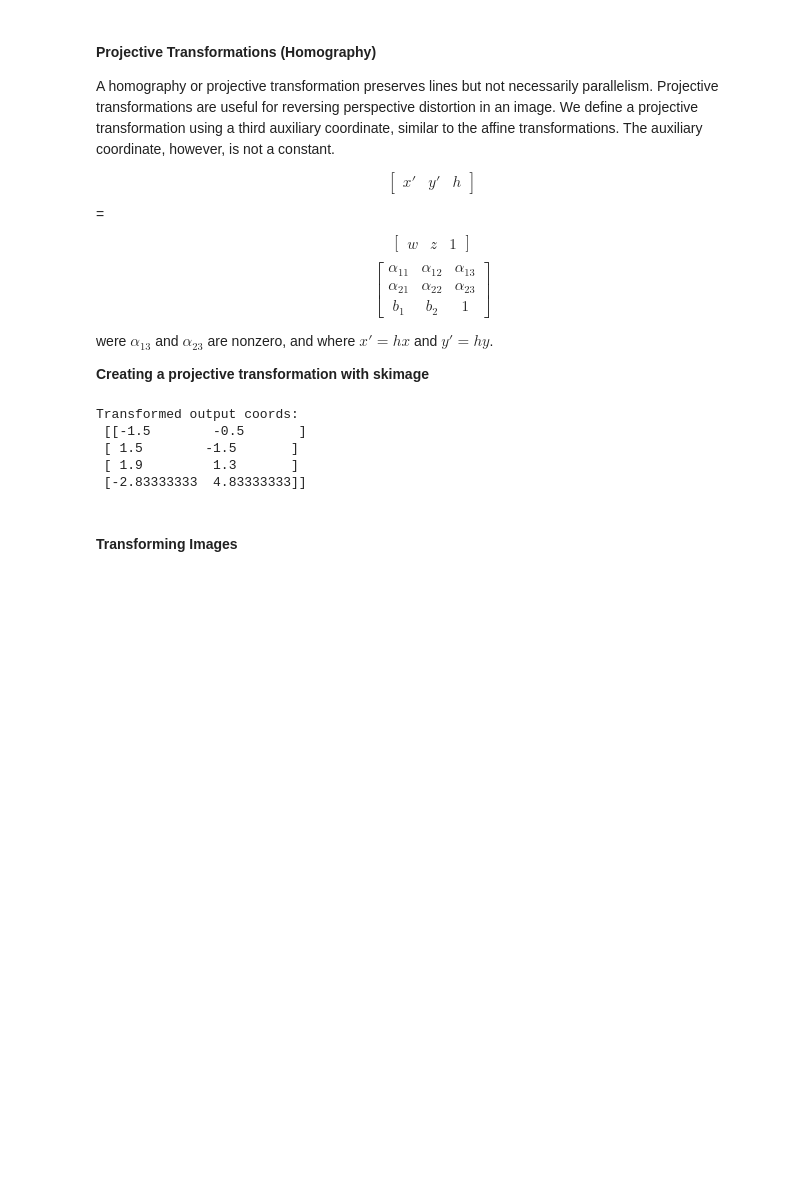
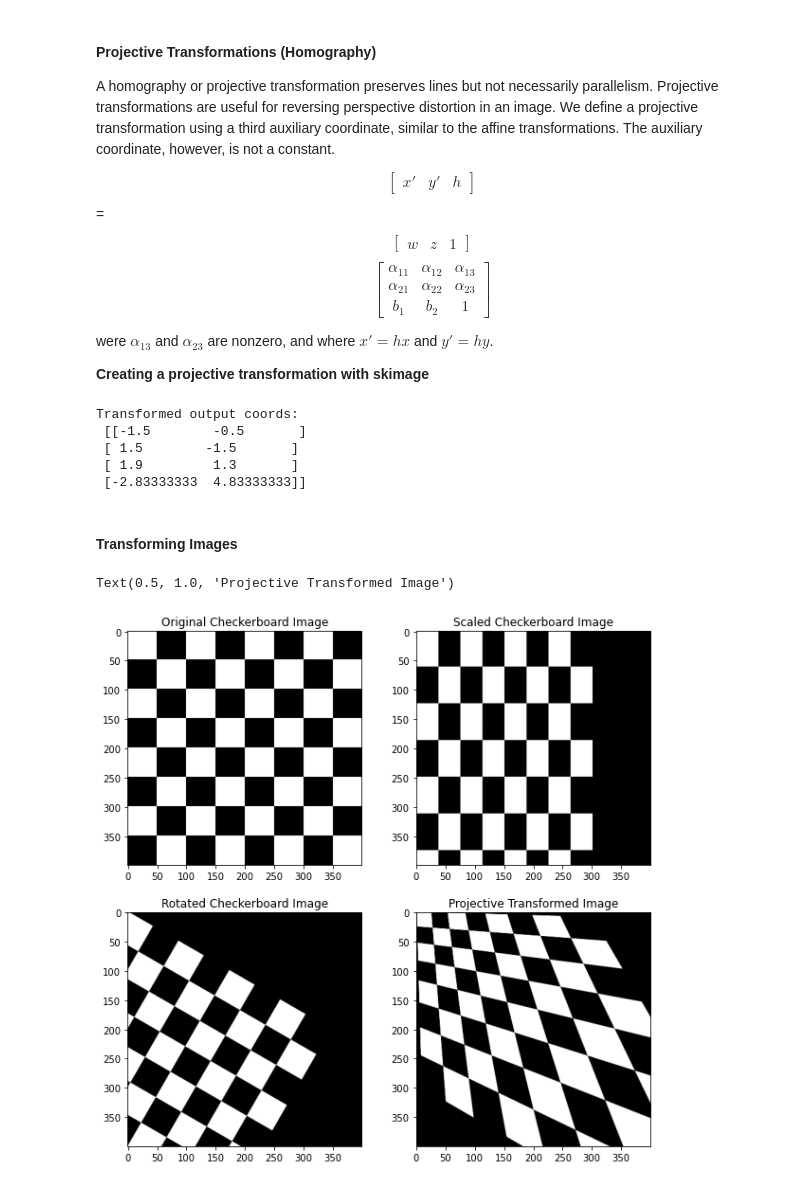
Before and after one commit to ecolon08/Digital-Image-Processing, a Jupyter notebook: Transformations/ec_dip_transformations_01.ipynb, the cells around one changed output. Cells and saved outputs as stored; diff of their text form; code cells hidden in the pictures; blank space fills up the shorter version.

Commit message:
Add example 6.2 image transformations

```diff
--- a/Transformations/ec_dip_transformations_01.ipynb
+++ b/Transformations/ec_dip_transformations_01.ipynb
@@ -365,3 +365,46 @@ Transformed output coords:
  [-2.83333333  4.83333333]]
 # %% [markdown]
 #### Transforming Images
+# %%
+# create checkerboard image
+#img_chkrbd = io.imread('./images/checkerboard.tif')
+chk_pttn = np.vstack((np.hstack((np.ones((50,50)), np.zeros((50,50)))), np.hstack((np.zeros((50,50)), np.ones((50,50))))))
+img_chkrbd = np.tile(chk_pttn, (4, 4))
+
+# generate a scaling affine transformation and warp the checkerboard image
+xfm_scl_aff = transform.AffineTransform(scale=[0.75, 1.25])
+
+img_chkrbd_scld = transform.warp(img_chkrbd, xfm_scl_aff.inverse)
+
+# display images
+fig_chk, ax_chk = plt.subplots(2, 2, figsize=(10,10))
+ax_chk = ax_chk.ravel()
+
+ax_chk[0].imshow(img_chkrbd, cmap='gray')
+ax_chk[0].set_title("Original Checkerboard Image")
+
+ax_chk[1].imshow(img_chkrbd_scld, cmap='gray')
+ax_chk[1].set_title("Scaled Checkerboard Image")
+
+# define affine matrix for rotation
+xfm_rot_aff = transform.AffineTransform(rotation=np.pi/6)
+
+# apply rotation transformation
+img_chkrbd_rot = transform.warp(img_chkrbd, xfm_rot_aff.inverse)
+
+ax_chk[2].imshow(img_chkrbd_rot, cmap='gray')
+ax_chk[2].set_title("Rotated Checkerboard Image")
+
+# projective transformation
+xfm_proj_mat = np.array([[0.4788, 0.0135, 0.5059],[0.0135, 0.4788, 0.5059],[-0.0009, -0.0009, 1.000]])
+
+xfm_proj = transform.ProjectiveTransform(matrix=xfm_proj_mat)
+
+# apply projective transformation
+img_chkrbd_proj = transform.warp(img_chkrbd, xfm_proj.inverse)
+
+ax_chk[3].imshow(img_chkrbd_proj, cmap='gray')
+ax_chk[3].set_title("Projective Transformed Image")
+# %% [output]
+Text(0.5, 1.0, 'Projective Transformed Image')
+[figure, added]
```
